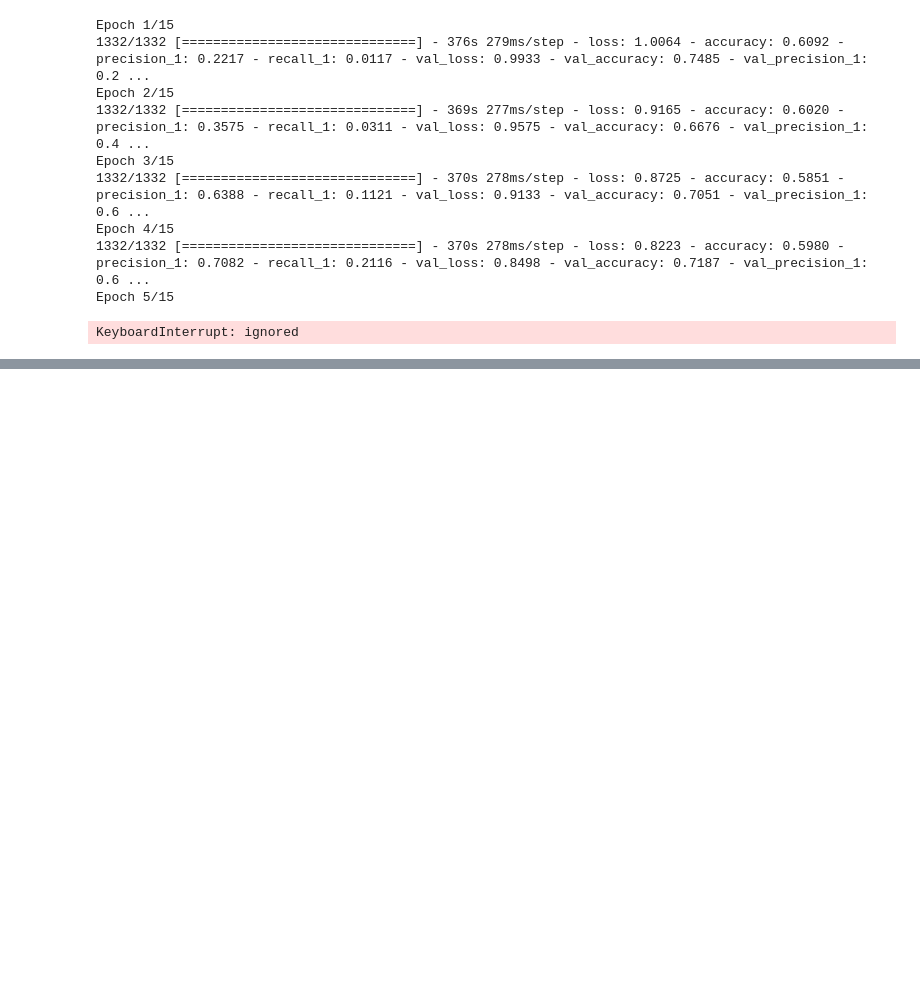
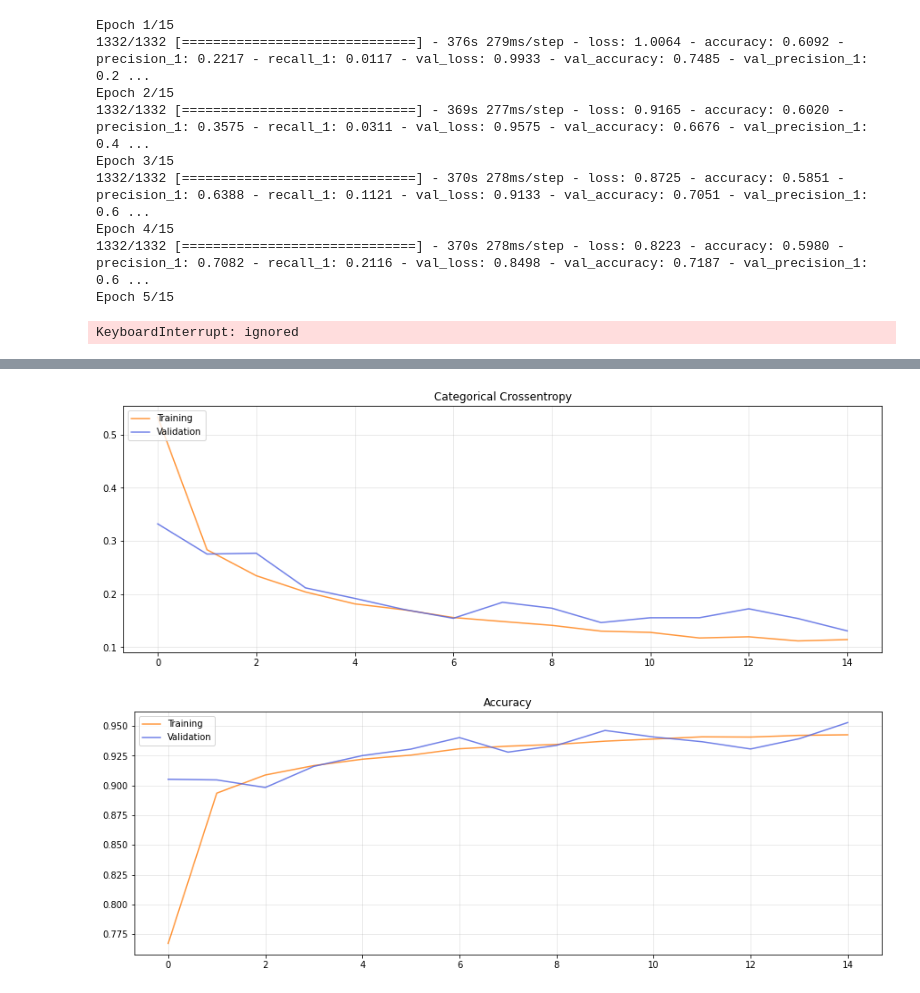
Before and after one commit to romano-francesco/applied-ai-in-biomedicine-ECG-classifier, a Jupyter notebook: Deep_Learning_Approach.ipynb, the cells around one changed output, grey strips where cells are left out. Saved outputs shown, nothing was run; the diff lists cells and outputs as text; code cells hidden in the pictures; blank space fills up the shorter version.

```diff
--- a/Deep_Learning_Approach.ipynb
+++ b/Deep_Learning_Approach.ipynb
@@ -853,0 +863,4 @@ KeyboardInterrupt: ignored
+# %%
+from sklearn.model_selection import train_test_split
+X_train, X_val, y_train, y_val = train_test_split(heartbeats, target_ohe, test_size=0.2, random_state=SEED,
+                               shuffle=True, stratify=target_ohe)
@@ -853,0 +882,13 @@ KeyboardInterrupt: ignored
+# %%
+# for each heartbeat concatenate all the level of the dwt to create a 1D input to our CNN
+X_train_dwt = []
+X_val_dwt = []
+
+for coeff_list in dwt_coeffs:
+  X_train_dwt.append(np.concatenate( coeff_list, axis=0 ))
+
+for coeff_list in dwt_coeffs_val:
+  X_val_dwt.append(np.vstack(np.concatenate( coeff_list, axis=0 )))
+# %%
+train_data_dwt = tf.data.Dataset.from_tensor_slices((X_train_dwt, y_train))
+validation_data_dwt = tf.data.Dataset.from_tensor_slices((X_val_dwt, y_val))
@@ -853,0 +934,8 @@ KeyboardInterrupt: ignored
+# %%
+history = vgg.fit(train_data_dwt.batch(128),
+    validation_data=validation_data_dwt.batch(128),
+    shuffle= True,
+    epochs = 15,
+    callbacks = tf.keras.callbacks.EarlyStopping(monitor='val_accuracy', mode='max', patience=5, restore_best_weights=True),
+    class_weight = class_weights
+).history
@@ -853,0 +960,20 @@ KeyboardInterrupt: ignored
+# %%
+# Plot the training
+plt.figure(figsize=(15,5))
+plt.plot(history['loss'], label='Training', alpha=.8, color='#ff7f0e')
+plt.plot(history['val_loss'], label='Validation', alpha=.8, color='#4D61E2')
+plt.legend(loc='upper left')
+plt.title('Categorical Crossentropy')
+plt.grid(alpha=.3)
+
+plt.figure(figsize=(15,5))
+plt.plot(history['accuracy'], label='Training', alpha=.8, color='#ff7f0e')
+plt.plot(history['val_accuracy'], label='Validation', alpha=.8, color='#4D61E2')
+plt.legend(loc='upper left')
+plt.title('Accuracy')
+plt.grid(alpha=.3)
+
+plt.show()
+# %% [output]
+[figure, added]
+[figure, added]
```
Also changed, not shown: parts of 14 cells of this notebook.
